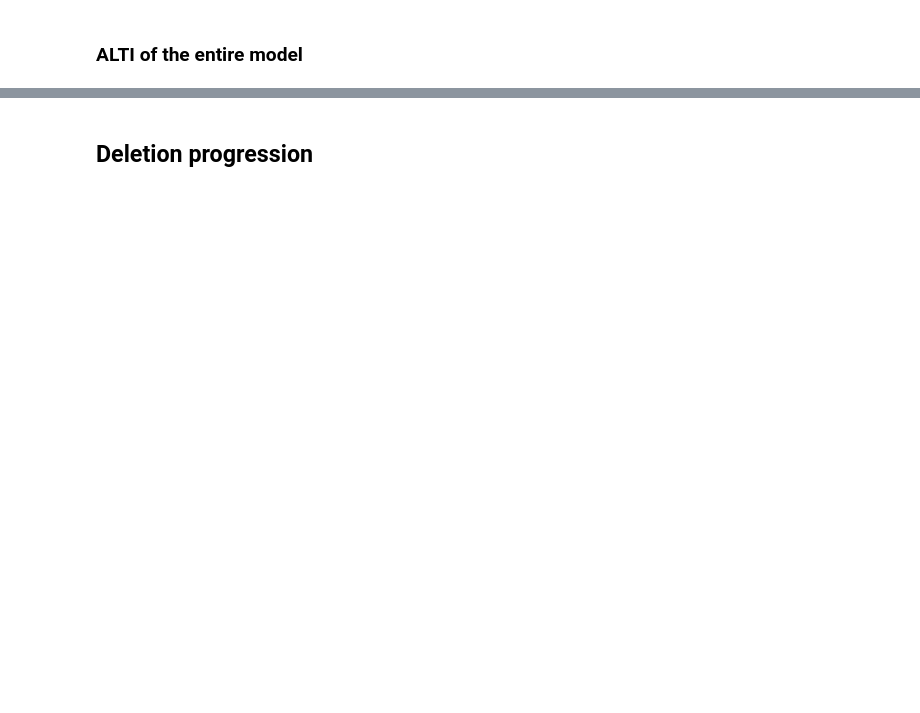
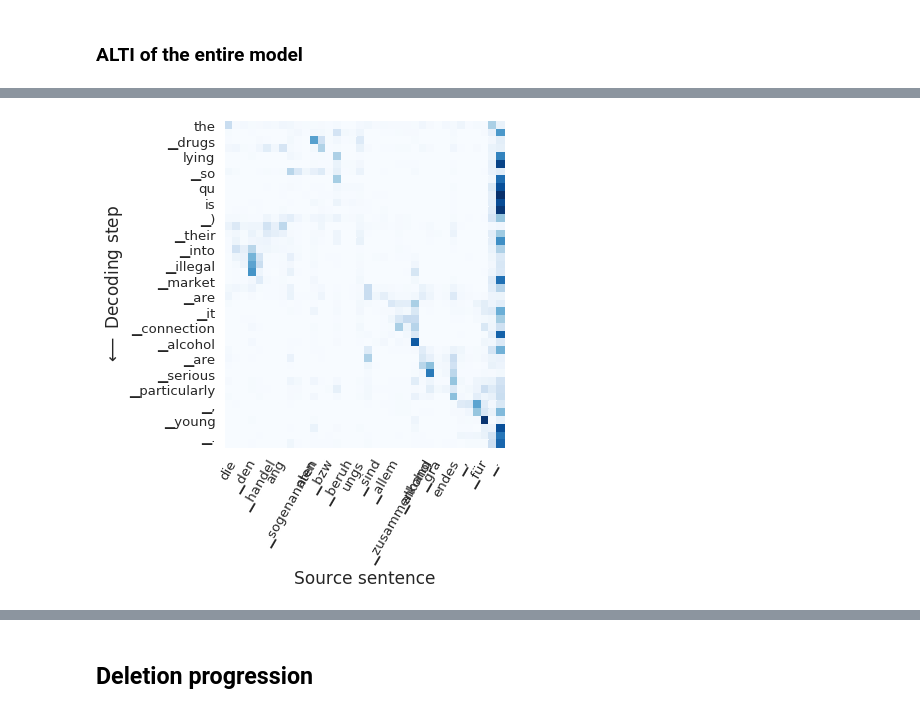
Before and after one commit to mt-upc/transformer-contributions-nmt, a Jupyter notebook: evaluation.ipynb, the cells around one changed output, grey strips where cells are left out. Saved outputs shown, nothing was run; the diff lists cells and outputs as text; code cells hidden in the pictures; blank space fills up the shorter version.

```diff
--- a/evaluation.ipynb
+++ b/evaluation.ipynb
@@ -138,0 +149,20 @@ plt.xticks(rotation=60);
+# %%
+layer = 4
+
+cross_attn_contributions = torch.squeeze(hub.get_contributions(original_src_tensor, original_tgt_tensor, 'attn_w', norm_mode='sum_one')['decoder.encoder_attn'])
+
+#cross_attn_contributions = torch.squeeze(hub.get_contributions(src_tensor, tgt_tensor, 'l1', norm_mode='min_sum')['decoder.encoder_attn'])
+cross_attn_contributions = cross_attn_contributions.detach().cpu().numpy()
+plt.figure(figsize=(6,6))
+
+df = pd.DataFrame(cross_attn_contributions[layer],columns=source_sentence + ['</s>'],index=predicted_sentence + ['</s>'])
+sns.set(font_scale=1.2)
+#sns.heatmap(df,xticklabels = ['']*(len(src_tok)+1) + ['Residual'], cmap="Blues",square=True,cbar=False)
+s = sns.heatmap(df, cmap="Blues",square=True,cbar=False)
+s.set_xlabel('Source sentence', fontsize=17)
+s.set_ylabel('$\longleftarrow$ Decoding step', fontsize=17)
+
+plt.tick_params(axis='both', which='major', labelbottom = True, bottom=False, top = False, labeltop=False);
+plt.xticks(rotation=60);
+# %% [output]
+[figure, added]
```
Also changed, not shown: parts of 17 cells of this notebook, 9 other files.
